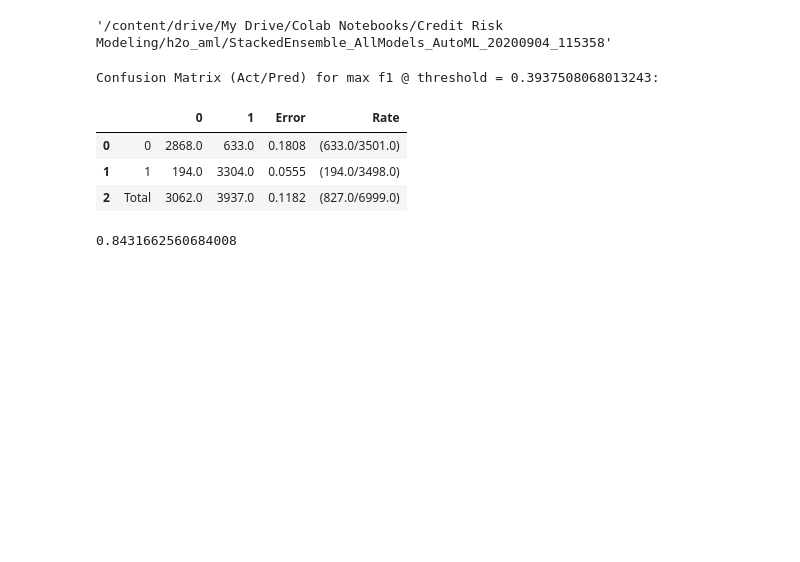
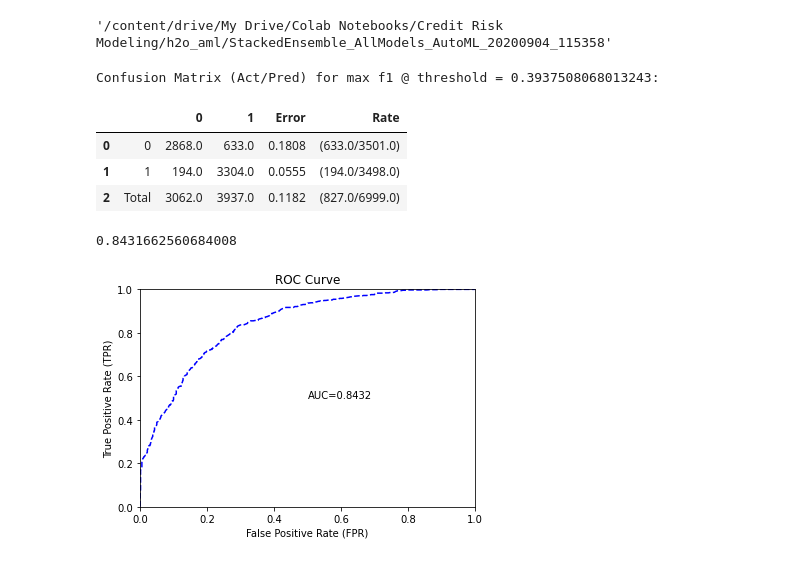
Before and after one commit to EmilSeyfullayev/Bank_Loan_Default_prediction, a Jupyter notebook: in_Python/h2o_auto_ml_after_vif_p_value.ipynb, the cells around one changed output. Drawn from its saved outputs; the diff is of its cells as text; code cells hidden in the pictures; blank space fills up the shorter version.

```diff
--- a/in_Python/h2o_auto_ml_after_vif_p_value.ipynb
+++ b/in_Python/h2o_auto_ml_after_vif_p_value.ipynb
@@ -235,3 +235,7 @@ performance = aml.leader.model_performance(df_test)
 performance.auc()
 # %% [output]
 0.8431662560684008
+# %%
+performance.plot(type='roc')
+# %% [output]
+[figure, added]
```
